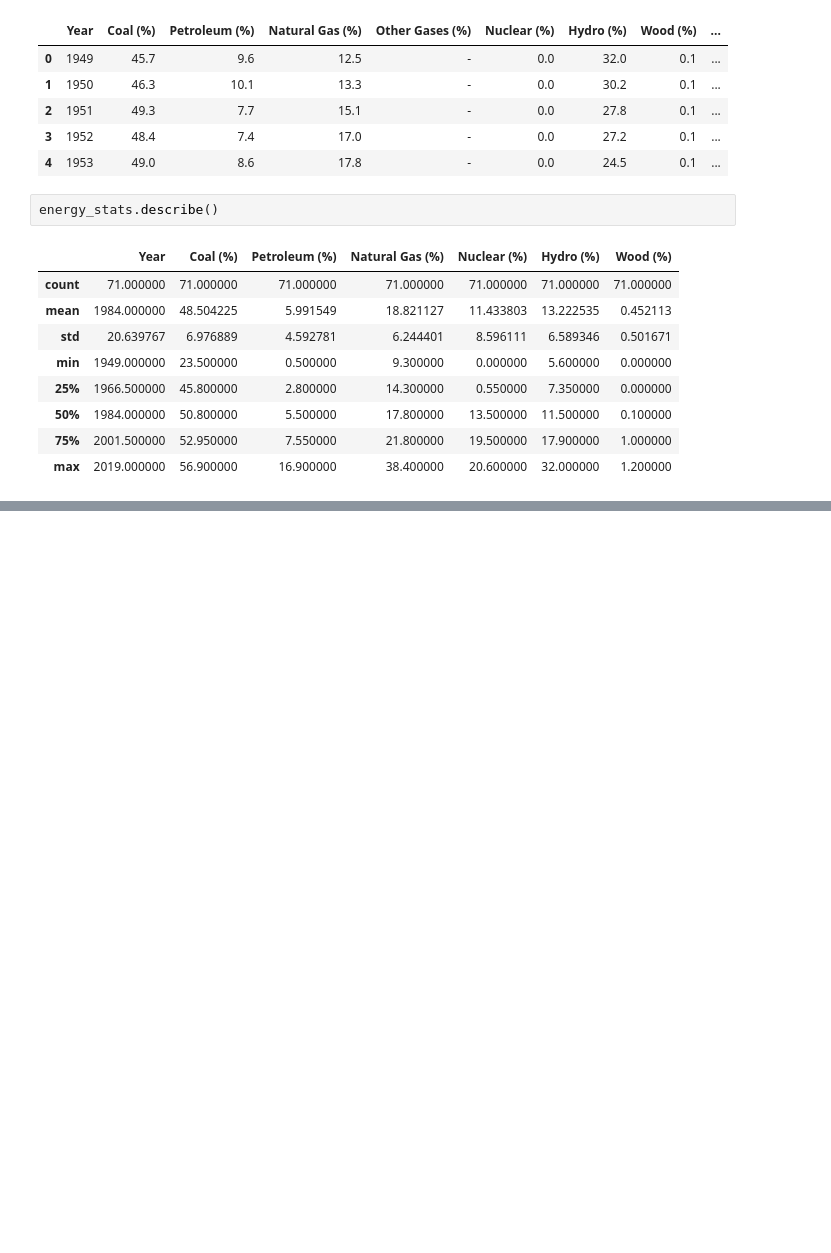
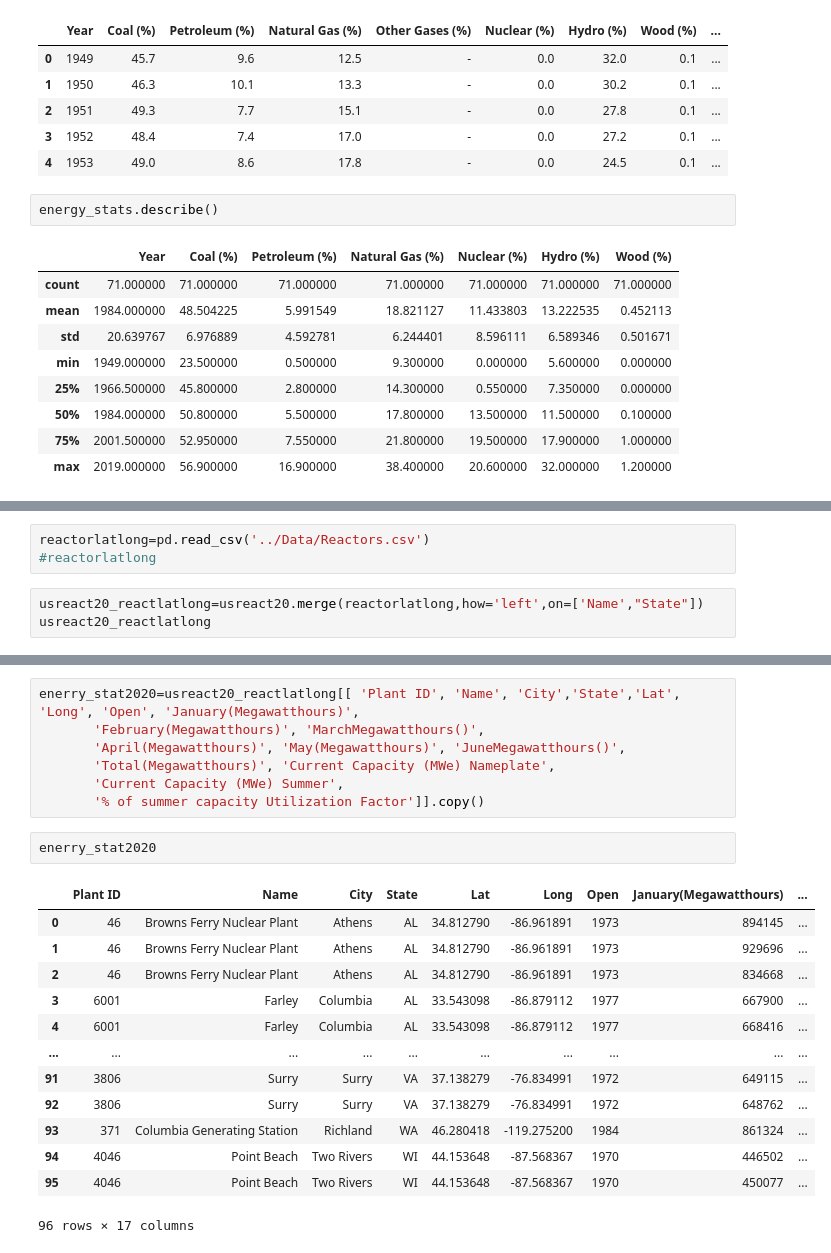
Before and after one commit to jhillner/Group-Project-1, a Jupyter notebook: Code/energy_statistics.ipynb, the cells around one changed output, grey strips where cells are left out. Cells and saved outputs as stored; diff of their text form; blank space fills up the shorter version.

```diff
--- a/Code/energy_statistics.ipynb
+++ b/Code/energy_statistics.ipynb
@@ -56,0 +108,6 @@ plt.show()
+# %%
+reactorlatlong=pd.read_csv('../Data/Reactors.csv')
+#reactorlatlong
+# %%
+usreact20_reactlatlong=usreact20.merge(reactorlatlong,how='left',on=['Name',"State"])
+usreact20_reactlatlong
@@ -56,0 +139,23 @@ plt.show()
+# %%
+enerry_stat2020=usreact20_reactlatlong[[ 'Plant ID', 'Name', 'City','State','Lat', 'Long', 'Open', 'January(Megawatthours)',
+       'February(Megawatthours)', 'MarchMegawatthours()',
+       'April(Megawatthours)', 'May(Megawatthours)', 'JuneMegawatthours()',
+       'Total(Megawatthours)', 'Current Capacity (MWe) Nameplate',
+       'Current Capacity (MWe) Summer',
+       '% of summer capacity Utilization Factor']].copy()
+# %%
+enerry_stat2020
+# %% [output]
+|  | Plant ID | Name | City | State | Lat | Long | Open | January(Megawatthours) | ... |
+| 0 | 46 | Browns Ferry Nuclear Plant | Athens | AL | 34.812790 | -86.961891 | 1973 | 894145 | ... |
+| 1 | 46 | Browns Ferry Nuclear Plant | Athens | AL | 34.812790 | -86.961891 | 1973 | 929696 | ... |
+| 2 | 46 | Browns Ferry Nuclear Plant | Athens | AL | 34.812790 | -86.961891 | 1973 | 834668 | ... |
+| 3 | 6001 | Farley | Columbia | AL | 33.543098 | -86.879112 | 1977 | 667900 | ... |
+| 4 | 6001 | Farley | Columbia | AL | 33.543098 | -86.879112 | 1977 | 668416 | ... |
+| ... | ... | ... | ... | ... | ... | ... | ... | ... | ... |
+| 91 | 3806 | Surry | Surry | VA | 37.138279 | -76.834991 | 1972 | 649115 | ... |
+| 92 | 3806 | Surry | Surry | VA | 37.138279 | -76.834991 | 1972 | 648762 | ... |
+| 93 | 371 | Columbia Generating Station | Richland | WA | 46.280418 | -119.275200 | 1984 | 861324 | ... |
+| 94 | 4046 | Point Beach | Two Rivers | WI | 44.153648 | -87.568367 | 1970 | 446502 | ... |
+| 95 | 4046 | Point Beach | Two Rivers | WI | 44.153648 | -87.568367 | 1970 | 450077 | ... |
+96 rows × 17 columns
```
Also changed, not shown: parts of 12 cells of this notebook, 9 other files.
